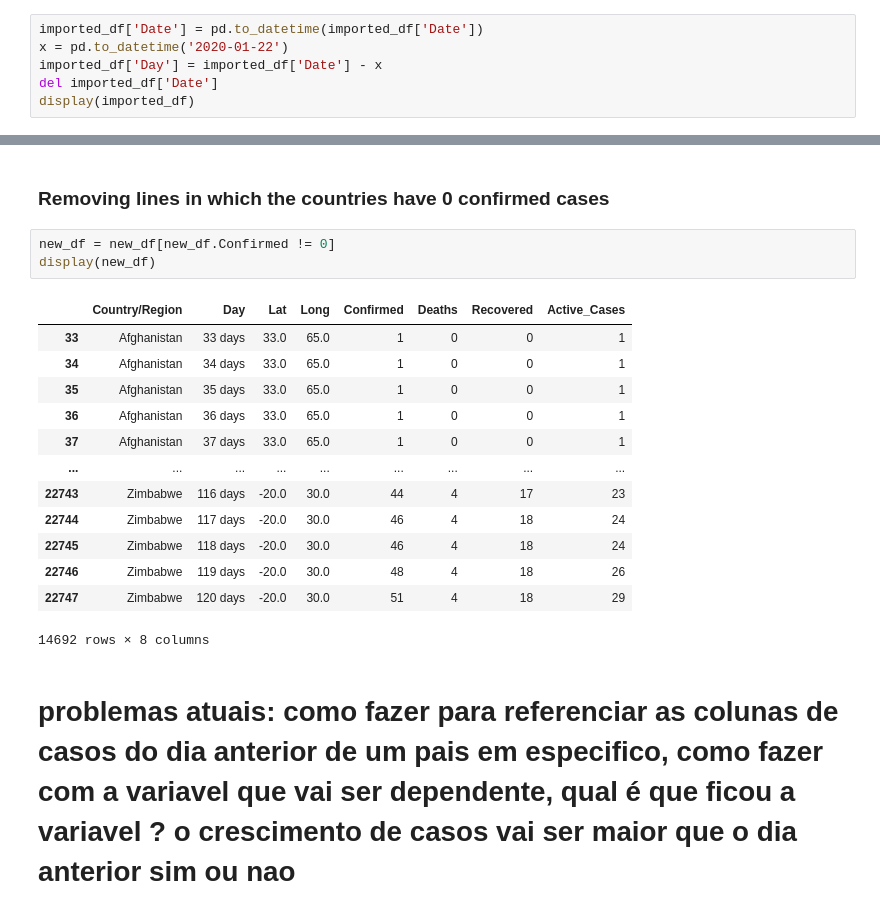
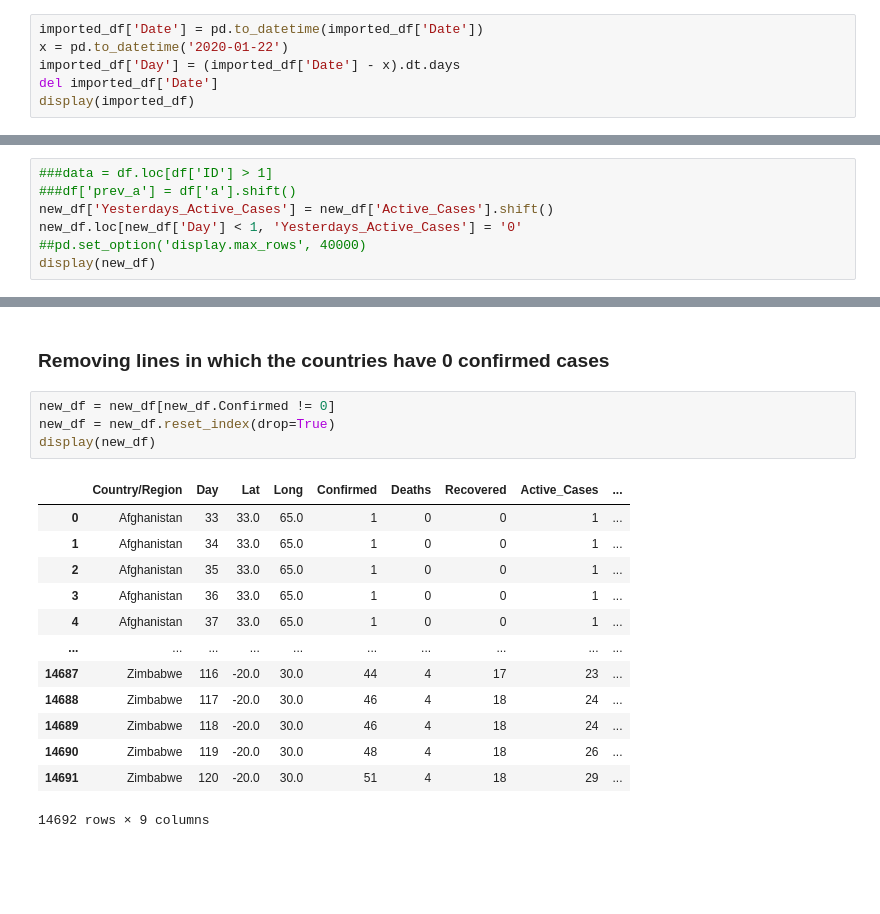
Before and after one commit to HugoFernandes2343/IART_Project2, a Jupyter notebook: Notebook IART.ipynb, the cells around one changed output, grey strips where cells are left out. Cells and saved outputs as stored; diff of their text form; blank space fills up the shorter version.

Commit message:
Data formating

```diff
--- a/Notebook IART.ipynb
+++ b/Notebook IART.ipynb
@@ -40,7 +40,7 @@ For the purpose of this project we will perform quality of life changes to the d
 # %%
 imported_df['Date'] = pd.to_datetime(imported_df['Date'])
 x = pd.to_datetime('2020-01-22')
-imported_df['Day'] = imported_df['Date'] - x
+imported_df['Day'] = (imported_df['Date'] - x).dt.days
 del imported_df['Date']
 display(imported_df)
 # %% [output]
@@ -101,3 +101,10 @@ display(new_df)
 22748 rows × 8 columns
 # %% [markdown]
 ### Adding a column for the number of active cases of the day before (not sure how to do this)
+# %%
+###data = df.loc[df['ID'] > 1]
+###df['prev_a'] = df['a'].shift()
+new_df['Yesterdays_Active_Cases'] = new_df['Active_Cases'].shift()
+new_df.loc[new_df['Day'] < 1, 'Yesterdays_Active_Cases'] = '0'
+##pd.set_option('display.max_rows', 40000)
+display(new_df)
@@ -105,20 +127,19 @@ display(new_df)
 ### Removing lines in which the countries have 0 confirmed cases
 # %%
 new_df = new_df[new_df.Confirmed != 0]
+new_df = new_df.reset_index(drop=True)
 display(new_df)
 # %% [output]
-|  | Country/Region | Day | Lat | Long | Confirmed | Deaths | Recovered | Active_Cases |
-| 33 | Afghanistan | 33 days | 33.0 | 65.0 | 1 | 0 | 0 | 1 |
-| 34 | Afghanistan | 34 days | 33.0 | 65.0 | 1 | 0 | 0 | 1 |
-| 35 | Afghanistan | 35 days | 33.0 | 65.0 | 1 | 0 | 0 | 1 |
-| 36 | Afghanistan | 36 days | 33.0 | 65.0 | 1 | 0 | 0 | 1 |
-| 37 | Afghanistan | 37 days | 33.0 | 65.0 | 1 | 0 | 0 | 1 |
-| ... | ... | ... | ... | ... | ... | ... | ... | ... |
-| 22743 | Zimbabwe | 116 days | -20.0 | 30.0 | 44 | 4 | 17 | 23 |
-| 22744 | Zimbabwe | 117 days | -20.0 | 30.0 | 46 | 4 | 18 | 24 |
-| 22745 | Zimbabwe | 118 days | -20.0 | 30.0 | 46 | 4 | 18 | 24 |
-| 22746 | Zimbabwe | 119 days | -20.0 | 30.0 | 48 | 4 | 18 | 26 |
-| 22747 | Zimbabwe | 120 days | -20.0 | 30.0 | 51 | 4 | 18 | 29 |
+|  | Country/Region | Day | Lat | Long | Confirmed | Deaths | Recovered | Active_Cases | ... |
+| 0 | Afghanistan | 33 | 33.0 | 65.0 | 1 | 0 | 0 | 1 | ... |
+| 1 | Afghanistan | 34 | 33.0 | 65.0 | 1 | 0 | 0 | 1 | ... |
+| 2 | Afghanistan | 35 | 33.0 | 65.0 | 1 | 0 | 0 | 1 | ... |
+| 3 | Afghanistan | 36 | 33.0 | 65.0 | 1 | 0 | 0 | 1 | ... |
+| 4 | Afghanistan | 37 | 33.0 | 65.0 | 1 | 0 | 0 | 1 | ... |
+| ... | ... | ... | ... | ... | ... | ... | ... | ... | ... |
+| 14687 | Zimbabwe | 116 | -20.0 | 30.0 | 44 | 4 | 17 | 23 | ... |
+| 14688 | Zimbabwe | 117 | -20.0 | 30.0 | 46 | 4 | 18 | 24 | ... |
+| 14689 | Zimbabwe | 118 | -20.0 | 30.0 | 46 | 4 | 18 | 24 | ... |
+| 14690 | Zimbabwe | 119 | -20.0 | 30.0 | 48 | 4 | 18 | 26 | ... |
+| 14691 | Zimbabwe | 120 | -20.0 | 30.0 | 51 | 4 | 18 | 29 | ... |
-14692 rows × 8 columns
+14692 rows × 9 columns
-# %% [markdown]
-# problemas atuais: como fazer para referenciar as colunas de casos do dia anterior de um pais em especifico, como fazer com a variavel que vai ser dependente, qual é que ficou a variavel ? o crescimento de casos vai ser maior que o dia anterior sim ou nao
```
Also changed, not shown: parts of 6 cells of this notebook.
